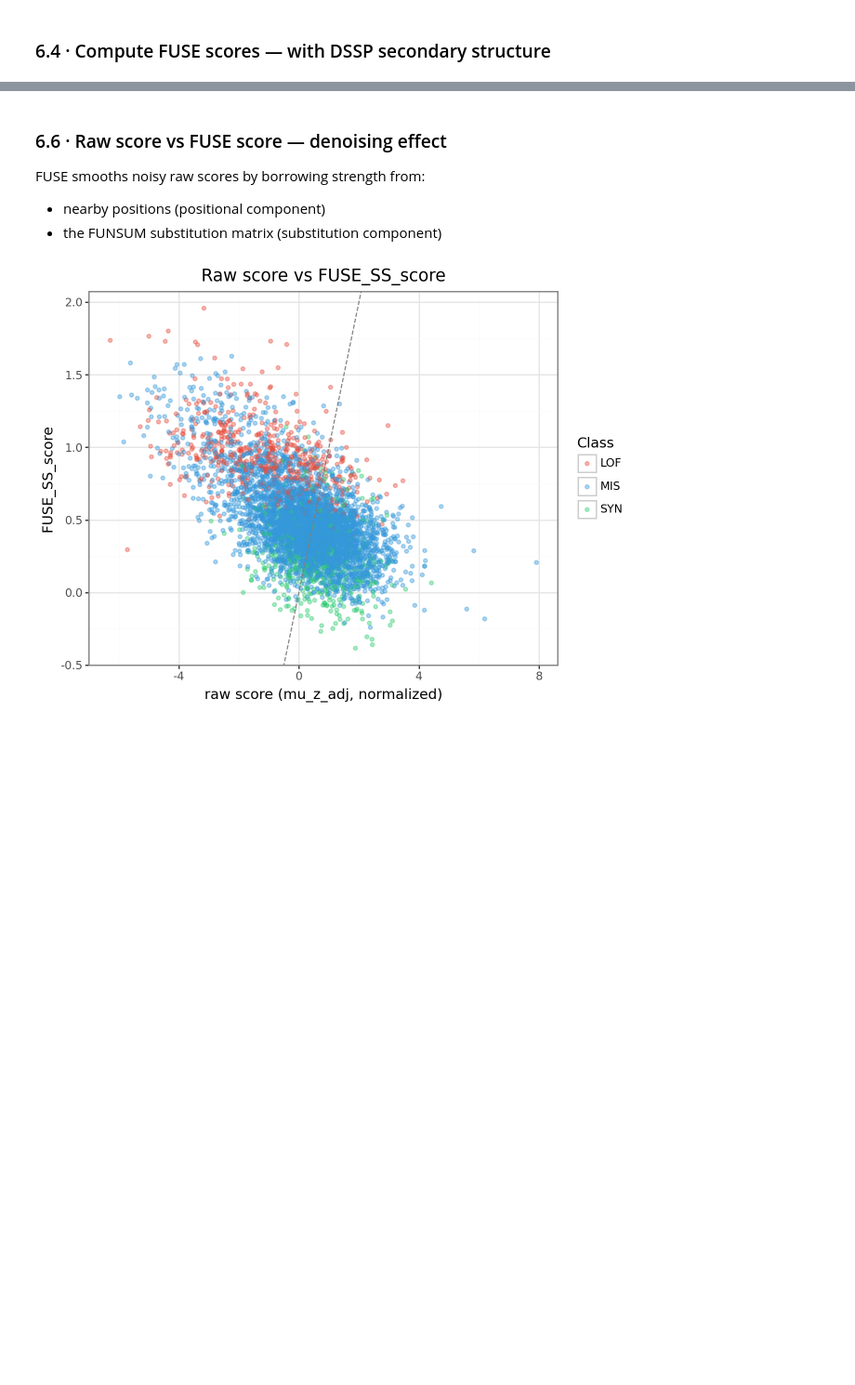
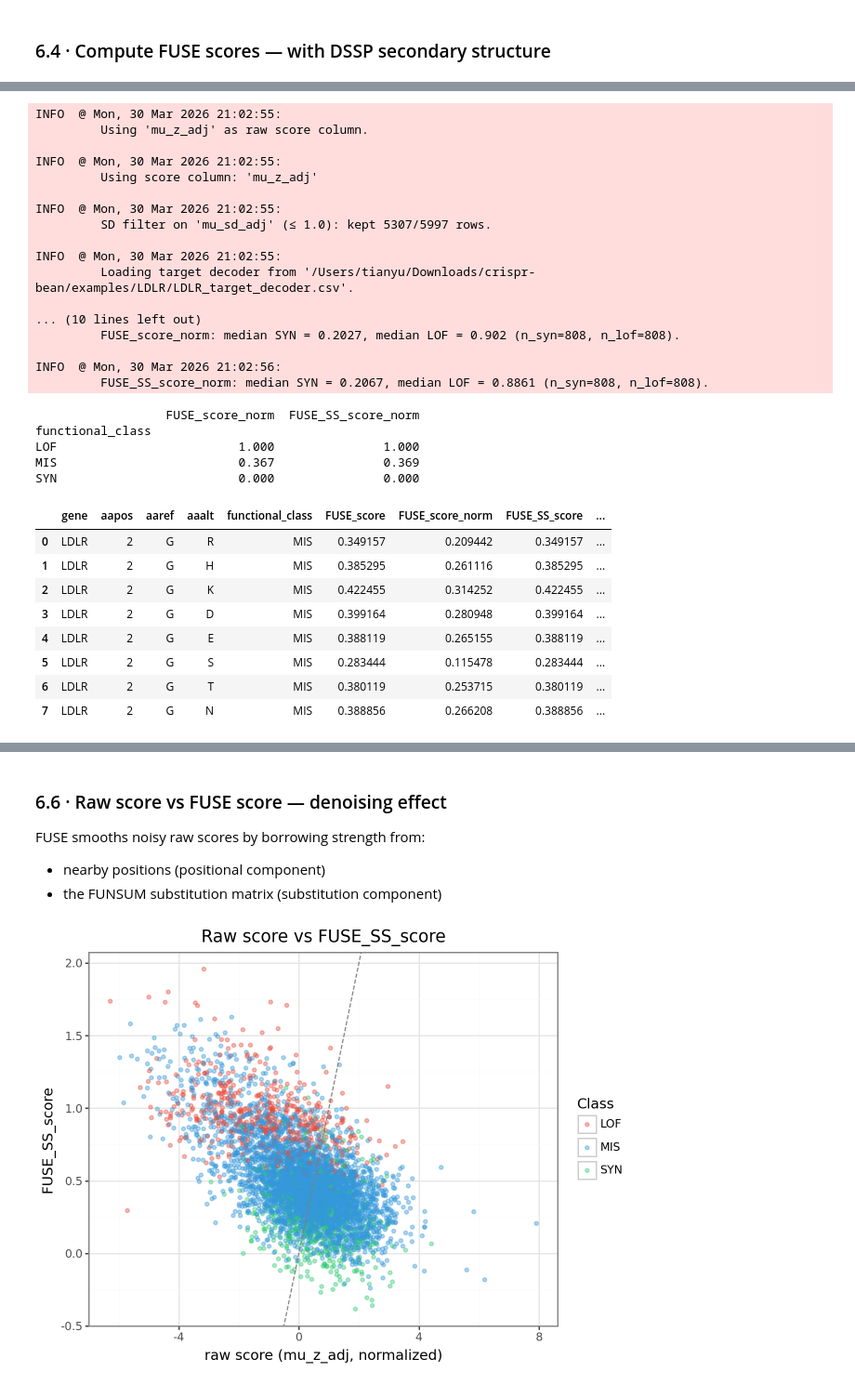
Before and after one commit to TYTYBU/crispr-BEAN-FUSE, a Jupyter notebook: crispr_bean_workflow.ipynb, the cells around one changed output, grey strips where cells are left out. Shown at 93% size. Cells and saved outputs as stored; diff of their text form; code cells hidden in the pictures; blank space fills up the shorter version.

```diff
--- a/crispr_bean_workflow.ipynb
+++ b/crispr_bean_workflow.ipynb
@@ -671,0 +711,50 @@ df_obs = df_fuse.dropna(subset=["raw_score"]).copy()
+# %%
+df_fuse_norm = calculate_fuse_scores(
+    input_csv         = LDLR_CSV,
+    target_decoder    = LDLR_DECODER,
+    include_lof       = True,
+    dss_path          = LDLR_DSS,
+    dssp_offset       = 21,
+    gene_name         = "LDLR",
+    mu_sd_max         = 1.0,
+    scale_fuse_scores = True,   # adds FUSE_score_norm / FUSE_SS_score_norm
+)
+
+# Quick sanity check: median by functional class
+print(df_fuse_norm.groupby("functional_class")[["FUSE_score_norm", "FUSE_SS_score_norm"]].median().round(3))
+
+df_fuse_norm[["gene", "aapos", "aaref", "aaalt", "functional_class",
+              "FUSE_score", "FUSE_score_norm",
+              "FUSE_SS_score", "FUSE_SS_score_norm"]].head(8)
+# %% [output]
+INFO  @ Mon, 30 Mar 2026 21:02:55:
+         Using 'mu_z_adj' as raw score column.
+
+INFO  @ Mon, 30 Mar 2026 21:02:55:
+         Using score column: 'mu_z_adj'
+
+INFO  @ Mon, 30 Mar 2026 21:02:55:
+         SD filter on 'mu_sd_adj' (≤ 1.0): kept 5307/5997 rows.
+
+INFO  @ Mon, 30 Mar 2026 21:02:55:
+         Loading target decoder from '/Users/tianyu/Downloads/crispr-bean/examples/LDLR/LDLR_target_decoder.csv'.
+
+... (10 lines left out)
+         FUSE_score_norm: median SYN = 0.2027, median LOF = 0.902 (n_syn=808, n_lof=808).
+
+INFO  @ Mon, 30 Mar 2026 21:02:56:
+         FUSE_SS_score_norm: median SYN = 0.2067, median LOF = 0.8861 (n_syn=808, n_lof=808).
+                  FUSE_score_norm  FUSE_SS_score_norm
+functional_class
+LOF                         1.000               1.000
+MIS                         0.367               0.369
+SYN                         0.000               0.000
+|  | gene | aapos | aaref | aaalt | functional_class | FUSE_score | FUSE_score_norm | FUSE_SS_score | ... |
+| 0 | LDLR | 2 | G | R | MIS | 0.349157 | 0.209442 | 0.349157 | ... |
+| 1 | LDLR | 2 | G | H | MIS | 0.385295 | 0.261116 | 0.385295 | ... |
+| 2 | LDLR | 2 | G | K | MIS | 0.422455 | 0.314252 | 0.422455 | ... |
+| 3 | LDLR | 2 | G | D | MIS | 0.399164 | 0.280948 | 0.399164 | ... |
+| 4 | LDLR | 2 | G | E | MIS | 0.388119 | 0.265155 | 0.388119 | ... |
+| 5 | LDLR | 2 | G | S | MIS | 0.283444 | 0.115478 | 0.283444 | ... |
+| 6 | LDLR | 2 | G | T | MIS | 0.380119 | 0.253715 | 0.380119 | ... |
+| 7 | LDLR | 2 | G | N | MIS | 0.388856 | 0.266208 | 0.388856 | ... |
```
Also changed, not shown: parts of 13 cells of this notebook, 11 other files.
